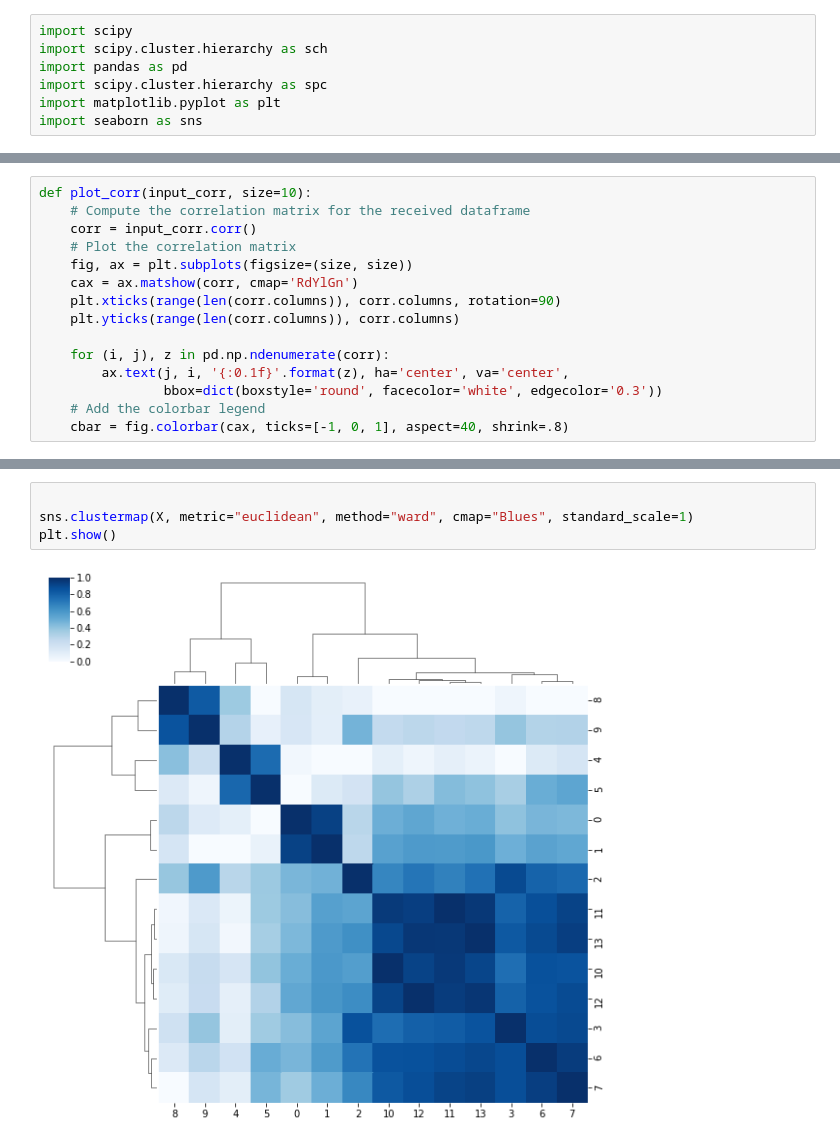
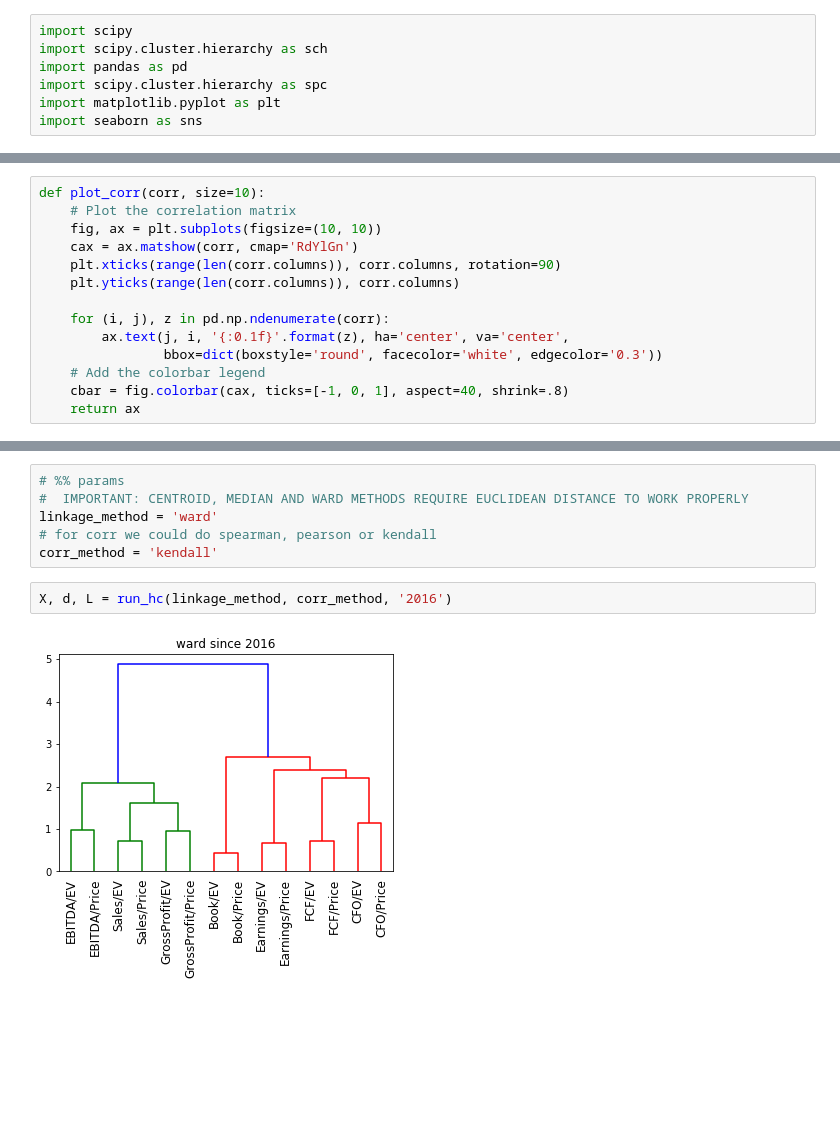
Before and after one commit to gflores87/clustering, a Jupyter notebook: HCA.ipynb, the cells around one changed output, grey strips where cells are left out. Drawn from its saved outputs; the diff is of its cells as text; blank space fills up the shorter version.

```diff
--- a/HCA.ipynb
+++ b/HCA.ipynb
@@ -8,9 +11,7 @@ import seaborn as sns
 # %%
-def plot_corr(input_corr, size=10):
-    # Compute the correlation matrix for the received dataframe
-    corr = input_corr.corr()
+def plot_corr(corr, size=10):
     # Plot the correlation matrix
-    fig, ax = plt.subplots(figsize=(size, size))
+    fig, ax = plt.subplots(figsize=(10, 10))
     cax = ax.matshow(corr, cmap='RdYlGn')
     plt.xticks(range(len(corr.columns)), corr.columns, rotation=90)
     plt.yticks(range(len(corr.columns)), corr.columns)
@@ -20,3 +21,4 @@ def plot_corr(input_corr, size=10):
                 bbox=dict(boxstyle='round', facecolor='white', edgecolor='0.3'))
     # Add the colorbar legend
     cbar = fig.colorbar(cax, ticks=[-1, 0, 1], aspect=40, shrink=.8)
+    return ax
@@ -69,6 +57,10 @@ plt.show()
-# %%
-
-sns.clustermap(X, metric="euclidean", method="ward", cmap="Blues", standard_scale=1)
-plt.show()
-# %% [output]
-[figure, removed]
+# %%
+# %% params
+#  IMPORTANT: CENTROID, MEDIAN AND WARD METHODS REQUIRE EUCLIDEAN DISTANCE TO WORK PROPERLY
+linkage_method = 'ward'
+# for corr we could do spearman, pearson or kendall
+corr_method = 'kendall'
+# %%
+X, d, L = run_hc(linkage_method, corr_method, '2016')
+# %% [output]
+[figure, added]
```
Also changed, not shown: parts of 11 cells of this notebook.
